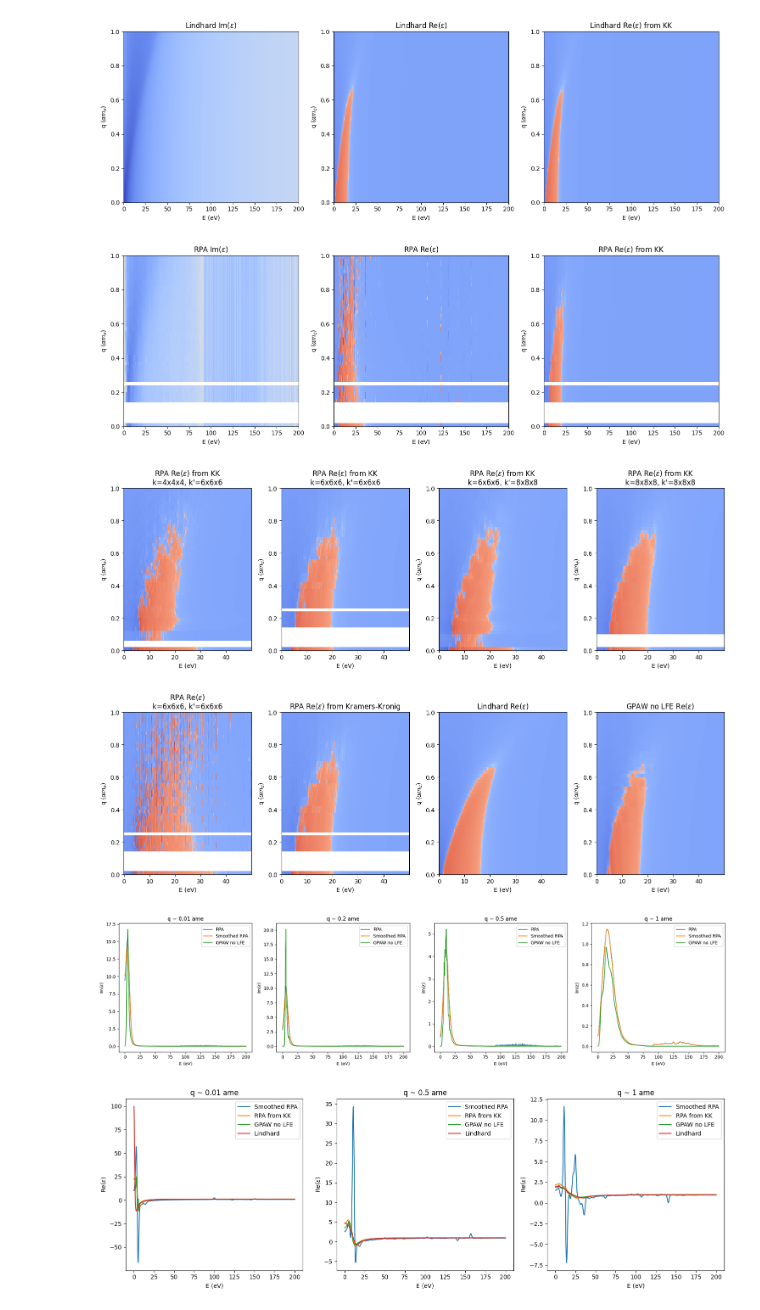
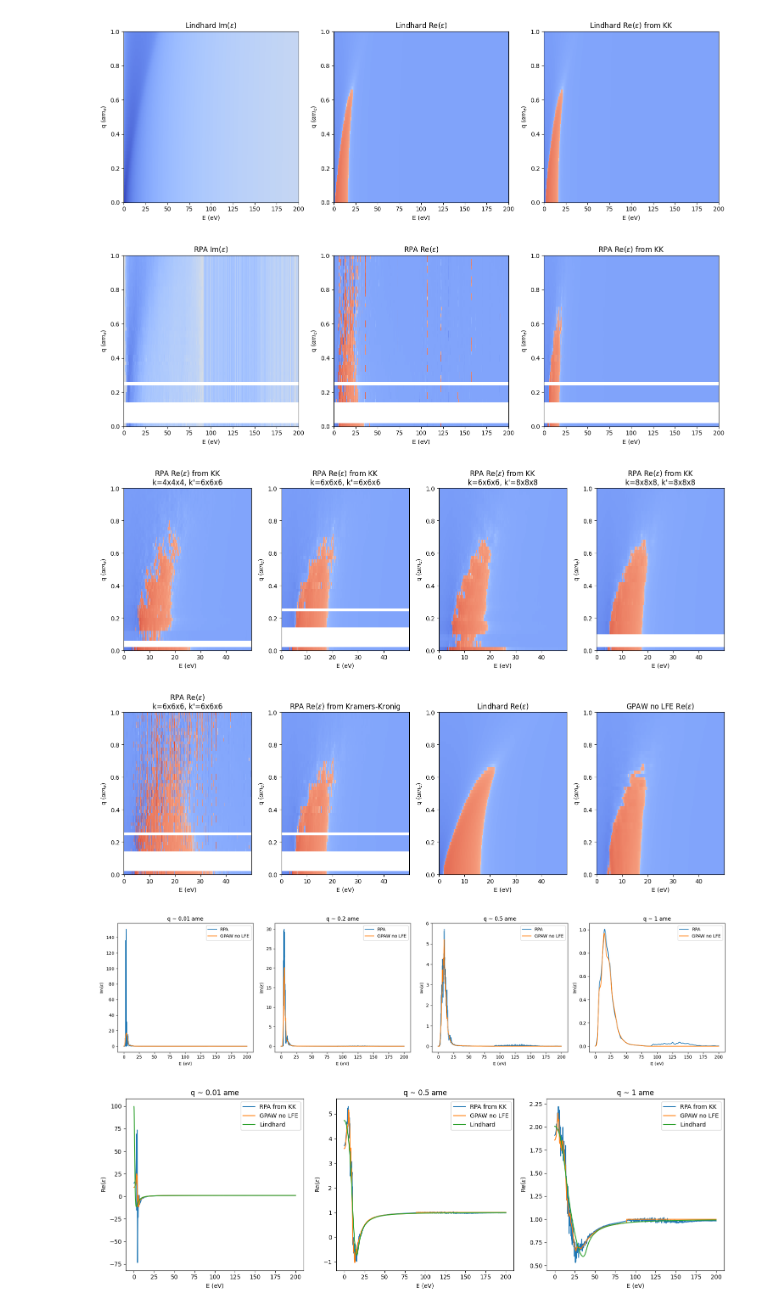
Before and after one commit to meganhott/QCDark2, a Jupyter notebook: plots.ipynb, the cells around one changed output. Cells and saved outputs as stored; diff of their text form; code cells hidden in the pictures.

Commit message:
Updated plots with dE factor, work on interpolation

```diff
--- a/plots.ipynb
+++ b/plots.ipynb
@@ -45,7 +45,7 @@ def kk_1d(eps, E, n_q, corr=False):
         E_pv = np.delete(E, n) #removes Ei = En for principal value
         eps_re[n] = 2/np.pi*parmt.dE*(sum([Ei*eps_im[i]/(Ei**2-En**2) for i,Ei in enumerate(E_pv)]) - 0.5*(E_pv[0]*eps_im[0]/(E_pv[0]**2-En**2) + E_pv[-1]*eps_im[-1]/(E_pv[-1]**2-En**2)))#trapezoid rule
     if corr:
-        eps_re = eps_re*4*np.pi
+        eps_re = eps_re*10 #correction factor is 1/parmt.dE = 10, not 4pi
     return eps_re + 1
 
 def kk_2d(eps, E, n_E, corr=False):
@@ -57,7 +57,7 @@ def kk_2d(eps, E, n_E, corr=False):
 
         eps_re[:,n] = 2/np.pi*parmt.dE*(np.sum(E_pv[None,:] * eps_im_pv / (E_pv[None,:]**2 - En**2), axis=1) - 0.5*(E_pv[None,0]*eps_im_pv[:,0]/(E_pv[None,0]**2-En**2) + E_pv[None,-1]*eps_im_pv[:,-1]/(E_pv[None,-1]**2-En**2))) #trapezoid rule
     if corr:
-        eps_re = eps_re*4*np.pi
+        eps_re = eps_re*10 #correction factor is 1/parmt.dE = 10, not 4pi
     return eps_re + 1
 # %%
 #DarkELF
@@ -204,7 +204,7 @@ for i in [0,1,2]:
     ax[i].set_ylabel(r'q ($\alpha m_e$)')
 plt.tight_layout()
 # %% [output]
-[figure, old version]
+[figure, new version]
 # %%
 #Kramers-Kronig RPA
 eps_kk_re_50 = kk_2d(eps[:,:501], E[:501], 500, corr=True) #only using data up to 50eV in KK
@@ -228,7 +228,7 @@ for i in [0,1,2,3]:
     ax[i].set_ylabel(r'q ($\alpha m_e$)')
 plt.tight_layout()
 # %% [output]
-[figure, old version]
+[figure, new version]
 # %%
 #Comparing Re(RPA)
 fig, ax = plt.subplots(1, 4, figsize=(15,5))
@@ -246,7 +246,7 @@ for i in [0,1,2,3]:
     ax[i].set_ylabel(r'q ($\alpha m_e$)')
 plt.tight_layout()
 # %% [output]
-[figure, old version]
+[figure, new version]
 # %%
 #Im plots
 from scipy.ndimage import gaussian_filter1d
@@ -254,29 +254,29 @@ from scipy.ndimage import gaussian_filter1d
 #Nonlinear factor to make RPA match GPAW and Lindhard
 
 fig, ax = plt.subplots(1,4, figsize=(20,5))
-ax[0].plot(E, 4*np.pi*np.imag(eps[0,:]), label='RPA')
-ax[0].plot(E, 4*np.pi*gaussian_filter1d(np.imag(eps[0,:]),10), label='Smoothed RPA')
+ax[0].plot(E, 10*np.imag(eps[0,:]), label='RPA')
+#ax[0].plot(E, 4*np.pi*gaussian_filter1d(np.imag(eps[0,:]),10), label='Smoothed RPA')
 ax[0].plot(E, gaussian_filter1d(darkelf_gpaw.eps2(E, 0.01*alpha*mElectron),10), label='GPAW no LFE')
 #ax[0].plot(E, np.imag(eps_l[0,:]), label='Lindhard')
 ax[0].set_title('q ~ 0.01 ame')
 ax[0].legend()
 
-ax[1].plot(E, 4*np.pi*np.imag(eps[10,:]), label='RPA')
-ax[1].plot(E, 4*np.pi*gaussian_filter1d(np.imag(eps[10,:]),10), label='Smoothed RPA')
+ax[1].plot(E, 10*np.imag(eps[10,:]), label='RPA')
+#ax[1].plot(E, 4*np.pi*gaussian_filter1d(np.imag(eps[10,:]),10), label='Smoothed RPA')
 ax[1].plot(E, darkelf_gpaw.eps2(E, 0.2*alpha*mElectron), label='GPAW no LFE')
 #ax[1].plot(E, np.imag(eps_l[25,:]), label='Lindhard')
 ax[1].set_title('q ~ 0.2 ame')
 ax[1].legend()
 
-ax[2].plot(E, 4*np.pi*np.imag(eps[25,:]), label='RPA')
-ax[2].plot(E, 4*np.pi*gaussian_filter1d(np.imag(eps[25,:]),10), label='Smoothed RPA')
+ax[2].plot(E, 10*np.imag(eps[25,:]), label='RPA')
+#ax[2].plot(E, 4*np.pi*gaussian_filter1d(np.imag(eps[25,:]),10), label='Smoothed RPA')
 ax[2].plot(E, darkelf_gpaw.eps2(E, 0.5*alpha*mElectron), label='GPAW no LFE')
 #ax[1].plot(E, np.imag(eps_l[25,:]), label='Lindhard')
 ax[2].set_title('q ~ 0.5 ame')
 ax[2].legend()
 
-ax[3].plot(E, 4*np.pi*gaussian_filter1d(np.imag(eps[-1,:]),10), label='RPA')
-ax[3].plot(E, 4*np.pi*gaussian_filter1d(np.imag(eps[-1,:]),10), label='Smoothed RPA')
+ax[3].plot(E, 10*gaussian_filter1d(np.imag(eps[-1,:]),10), label='RPA')
+#ax[3].plot(E, 4*np.pi*gaussian_filter1d(np.imag(eps[-1,:]),10), label='Smoothed RPA')
 ax[3].plot(E, gaussian_filter1d(darkelf_gpaw.eps2(E, 1*alpha*mElectron),10), label='GPAW no LFE')
 #ax[2].plot(E, np.imag(eps_l[-1,:]), label='Lindhard')
 ax[3].set_title('q ~ 1 ame')
@@ -288,46 +288,39 @@ for i in [0,1,2,3]:
 plt.tight_layout()
 plt.show()
 # %% [output]
-[figure, old version]
+[figure, new version]
 # %%
 #Re plots
 
 fig, ax = plt.subplots(1,3, figsize=(15,5))
-ax[0].plot(E, gaussian_filter1d(np.real(eps[0,:]),10), label='Smoothed RPA')
+#ax[0].plot(E, gaussian_filter1d(np.real(eps[0,:]),10), label='Smoothed RPA')
 ax[0].plot(E, eps_kk_re[0], label='RPA from KK')
 ax[0].plot(E, darkelf_gpaw.eps1(E, 0.01*alpha*mElectron), label='GPAW no LFE')
 ax[0].plot(E, np.real(eps_l[0,:]), label='Lindhard')
 ax[0].set_title('q ~ 0.01 ame')
 ax[0].legend()
 
-ax[1].plot(E, gaussian_filter1d(np.real(eps[25,:]),10), label='Smoothed RPA')
+#ax[1].plot(E, gaussian_filter1d(np.real(eps[25,:]),10), label='Smoothed RPA')
 ax[1].plot(E, eps_kk_re[25], label='RPA from KK')
 ax[1].plot(E, darkelf_gpaw.eps1(E, 0.5*alpha*mElectron), label='GPAW no LFE')
 ax[1].plot(E, np.real(eps_l[25,:]), label='Lindhard')
 ax[1].set_title('q ~ 0.5 ame')
 ax[1].legend()
 
-ax[2].plot(E, gaussian_filter1d(np.real(eps[25,:]),10), label='Smoothed RPA')
-ax[2].plot(E, eps_kk_re[25], label='RPA from KK')
-ax[2].plot(E, darkelf_gpaw.eps1(E, 0.5*alpha*mElectron), label='GPAW no LFE')
-ax[2].plot(E, np.real(eps_l[25,:]), label='Lindhard')
-ax[2].set_title('q ~ 0.5 ame')
+#ax[2].plot(E, gaussian_filter1d(np.real(eps[-1,:]),10), label='Smoothed RPA')
+ax[2].plot(E, eps_kk_re[-1], label='RPA from KK')
+ax[2].plot(E, darkelf_gpaw.eps1(E, 1*alpha*mElectron), label='GPAW no LFE')
+ax[2].plot(E, np.real(eps_l[-1,:]), label='Lindhard')
+ax[2].set_title('q ~ 1 ame')
 ax[2].legend()
 
-ax[3].plot(E, gaussian_filter1d(np.real(eps[-1,:]),10), label='Smoothed RPA')
-ax[3].plot(E, eps_kk_re[-1], label='RPA from KK')
-ax[3].plot(E, darkelf_gpaw.eps1(E, 1*alpha*mElectron), label='GPAW no LFE')
-ax[3].plot(E, np.real(eps_l[-1,:]), label='Lindhard')
-ax[3].set_title('q ~ 1 ame')
-ax[3].legend()
-
-for i in [0,1,2,3]:
+for i in [0,1,2]:
     ax[i].set_xlabel('E (eV)')
     ax[i].set_ylabel(r'Re($\epsilon)$')
 plt.tight_layout()
 plt.show()
 # %% [output]
-[figure, old version]
+[figure, new version]
 # %%
 #Compare to experiment
 #eps_6_5q
```
Also changed, not shown: parts of 12 cells of this notebook, 3 other files.
